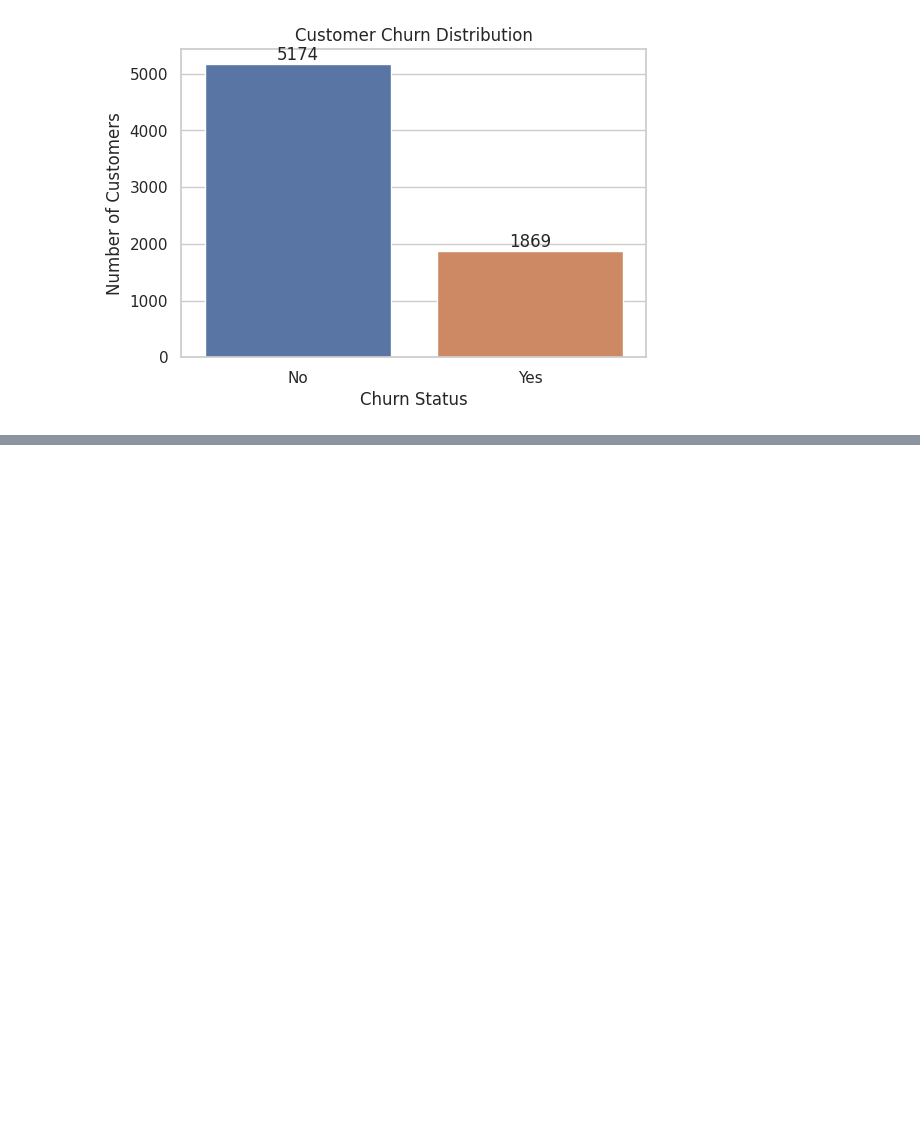
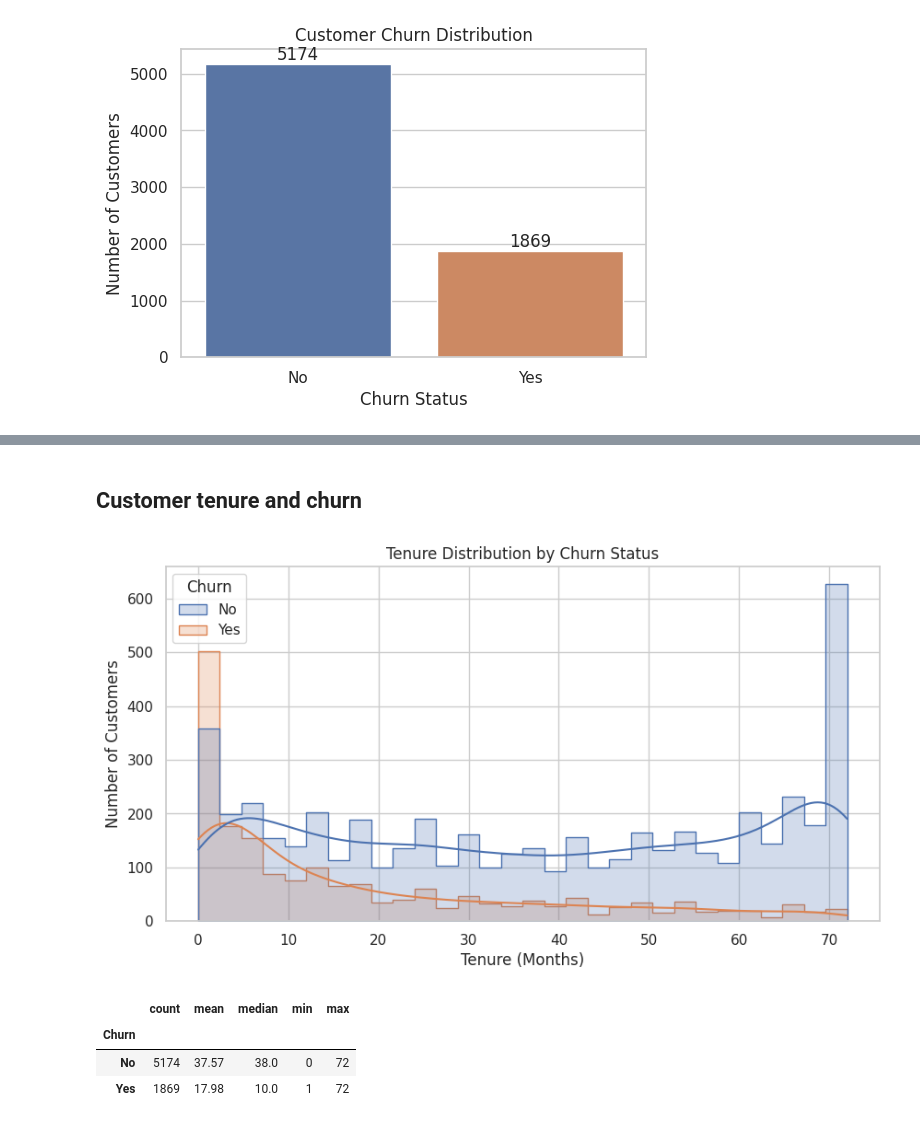
Before and after one commit to Sambuddha10/telco-churn-prediction, a Jupyter notebook: notebooks/01_eda_and_data_cleaning.ipynb, the cells around one changed output, grey strips where cells are left out. Saved outputs shown, nothing was run; the diff lists cells and outputs as text; code cells hidden in the pictures; blank space fills up the shorter version.

```diff
--- a/notebooks/01_eda_and_data_cleaning.ipynb
+++ b/notebooks/01_eda_and_data_cleaning.ipynb
@@ -107,0 +188,35 @@ plt.show()
+# %% [markdown]
+## Customer tenure and churn
+# %%
+plt.figure(figsize=(10, 5))
+
+sns.histplot(
+    data=df,
+    x="tenure",
+    hue="Churn",
+    bins=30,
+    kde=True,
+    element="step",
+    stat="count",
+    common_norm=False
+)
+
+plt.title("Tenure Distribution by Churn Status")
+plt.xlabel("Tenure (Months)")
+plt.ylabel("Number of Customers")
+plt.show()
+# %% [output]
+[figure, added]
+# %%
+tenure_summary = (
+    df.groupby("Churn")["tenure"]
+    .agg(["count", "mean", "median", "min", "max"])
+    .round(2)
+)
+
+tenure_summary
+# %% [output]
+|  | count | mean | median | min | max |
+| Churn |  |  |  |  |  |
+| No | 5174 | 37.57 | 38.0 | 0 | 72 |
+| Yes | 1869 | 17.98 | 10.0 | 1 | 72 |
```
Also changed, not shown: parts of 16 cells of this notebook.
